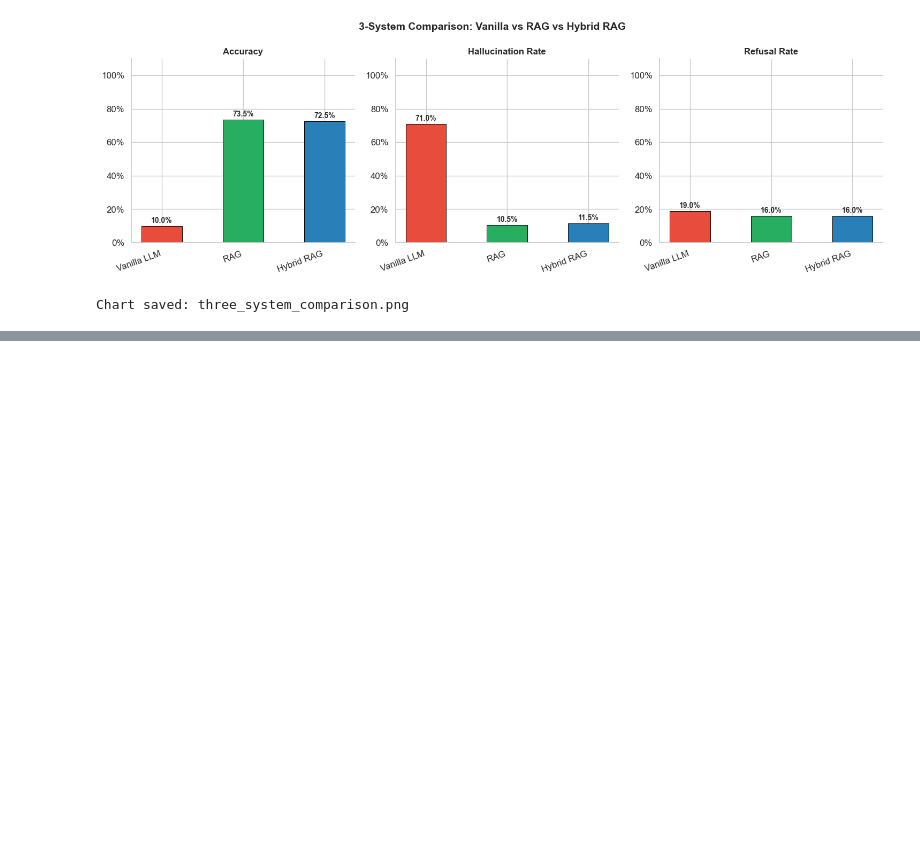
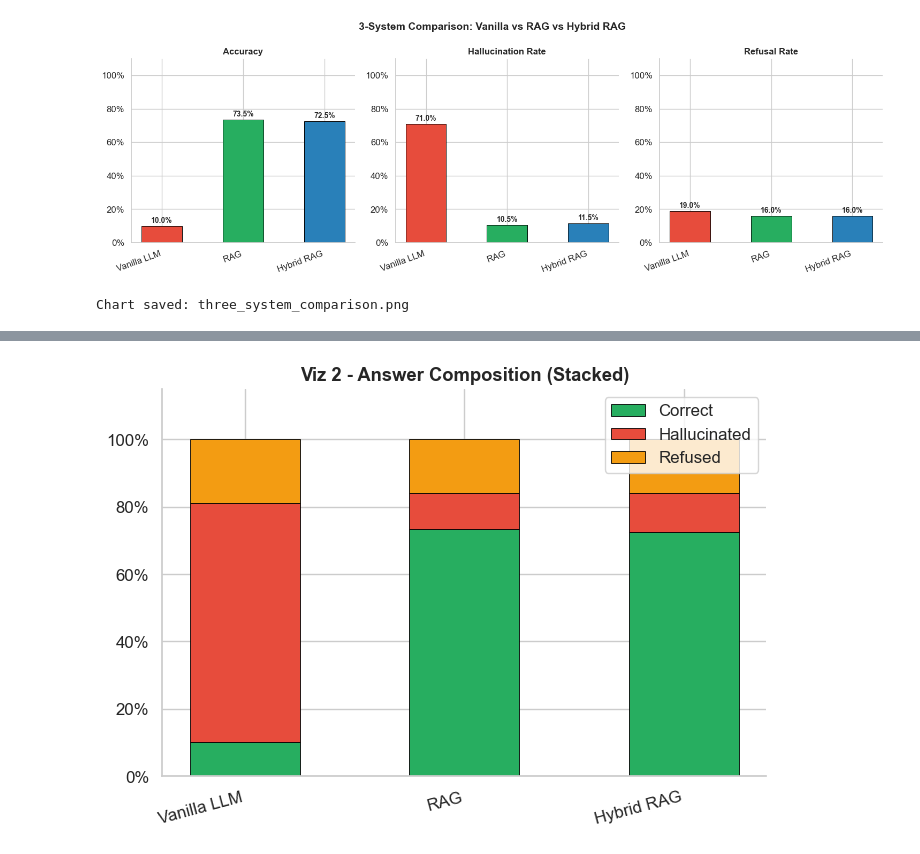
Before and after one commit to SunLite9/Final-Project-425, a Jupyter notebook: final425_updated.ipynb, the cells around one changed output, grey strips where cells are left out. Saved outputs shown, nothing was run; the diff lists cells and outputs as text; code cells hidden in the pictures; blank space fills up the shorter version.

```diff
--- a/final425_updated.ipynb
+++ b/final425_updated.ipynb
@@ -1143,0 +1171,23 @@ Chart saved: three_system_comparison.png
+# %%
+sys_labels = list(three_metrics.keys())
+colors = ['#E74C3C', '#27AE60', '#2980B9']
+
+fig, ax = plt.subplots(figsize=(7, 5))
+correct_vals = [three_metrics[s]['accuracy']          for s in sys_labels]
+halluc_vals  = [three_metrics[s]['hallucination_rate'] for s in sys_labels]
+refusal_vals = [three_metrics[s]['refusal_rate']       for s in sys_labels]
+bottom_h = correct_vals
+bottom_r = [c + h for c, h in zip(correct_vals, halluc_vals)]
+ax.bar(sys_labels, correct_vals, 0.5, label='Correct',      color='#27AE60', edgecolor='black', linewidth=0.6)
+ax.bar(sys_labels, halluc_vals,  0.5, bottom=bottom_h, label='Hallucinated', color='#E74C3C', edgecolor='black', linewidth=0.6)
+ax.bar(sys_labels, refusal_vals, 0.5, bottom=bottom_r, label='Refused',      color='#F39C12', edgecolor='black', linewidth=0.6)
+ax.set_ylim(0, 1.15)
+ax.yaxis.set_major_formatter(plt.FuncFormatter(lambda v, _: f'{v:.0%}'))
+ax.set_title('Viz 2 - Answer Composition (Stacked)', fontweight='bold')
+ax.set_xticklabels(sys_labels, rotation=15, ha='right')
+ax.legend()
+ax.spines[['top', 'right']].set_visible(False)
+plt.tight_layout()
+plt.show()
+# %% [output]
+[figure, added]
```
Also changed, not shown: parts of 7 cells of this notebook.
